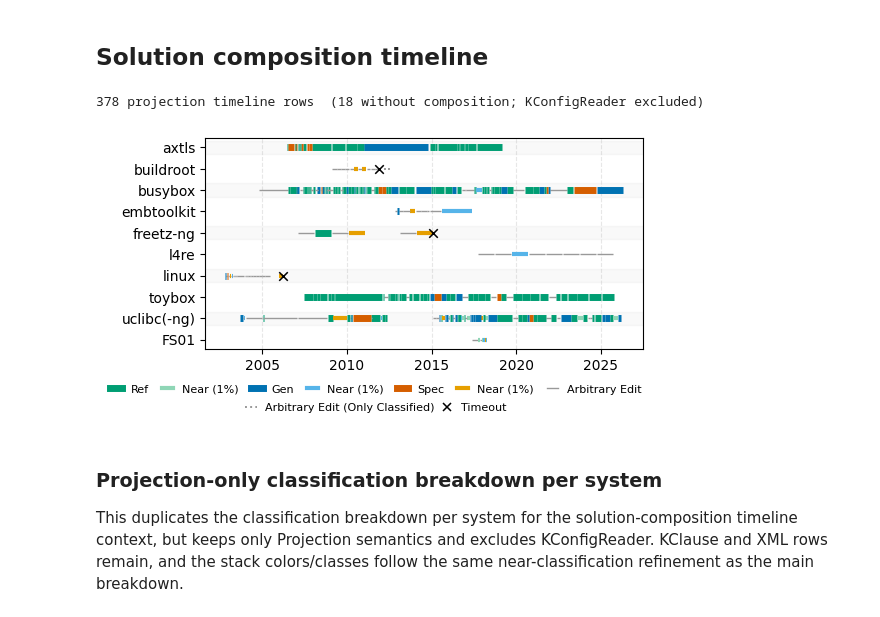
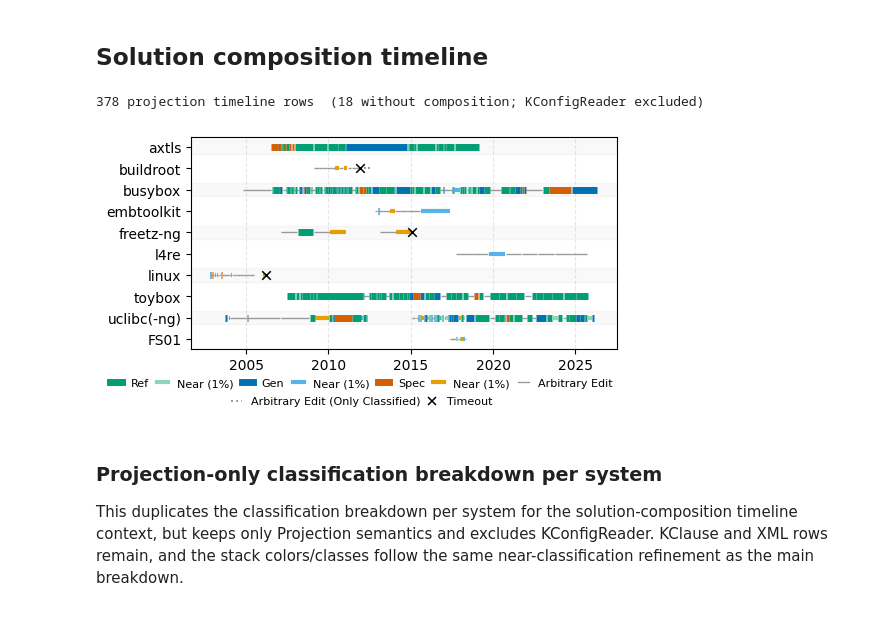
Before and after one commit to ekuiter/torte, a Jupyter notebook: experiments/feature-model-differences/evaluation.ipynb, the cells around one changed output. Drawn from its saved outputs; the diff is of its cells as text; code cells hidden in the pictures.

```diff
--- a/experiments/feature-model-differences/evaluation.ipynb
+++ b/experiments/feature-model-differences/evaluation.ipynb
@@ -4275,42 +4275,37 @@ _class_line_handles = [
 _context_handles = [
     _mlines.Line2D([], [], color=COLOR['gray'], lw=1.4, ls=':', label='Arbitrary Edit (Only Classified)'),
     _mlines.Line2D([], [], color=COLOR['black'], marker='x', ls='None',
                    markersize=6, markeredgewidth=1.1, label='Timeout'),
 ]
 fig.legend(
     _class_line_handles,
     [h.get_label() for h in _class_line_handles],
     loc='lower center',
     ncol=len(_class_line_handles),
     fontsize=8,
     frameon=False,
     handlelength=1.0,
     columnspacing=0.75,
-    mode='expand',
-    bbox_to_anchor=(0.0, 0.095, 1.0, 0.02),
-    borderaxespad=0,
+    bbox_to_anchor=(0.5, 0.095),
 )
 fig.legend(
     _context_handles,
     [h.get_label() for h in _context_handles],
     loc='lower center',
     ncol=len(_context_handles),
     fontsize=8,
     frameon=False,
     handlelength=1.0,
     columnspacing=0.55,
-    mode='expand',
-    bbox_to_anchor=(0.25, 0.035, 0.5, 0.02),
-    borderaxespad=0,
+    bbox_to_anchor=(0.5, 0.035),
 )
 
 fig.tight_layout(rect=[0, 0.13, 1, 1])
-fig.subplots_adjust(right=0.995)
-fig.savefig(paper_image_dir / 'solution-composition-timeline.pdf', bbox_inches='tight')
+fig.savefig(paper_image_dir / 'solution-composition-timeline.pdf', bbox_inches='tight', pad_inches=0)
 plt.show()
 # %% [output]
 378 projection timeline rows  (18 without composition; KConfigReader excluded)
-[figure, old version]
+[figure, new version]
 # %% [markdown]
 ### Projection-only classification breakdown per system
 
```
Also changed, not shown: parts of 10 cells of this notebook.
